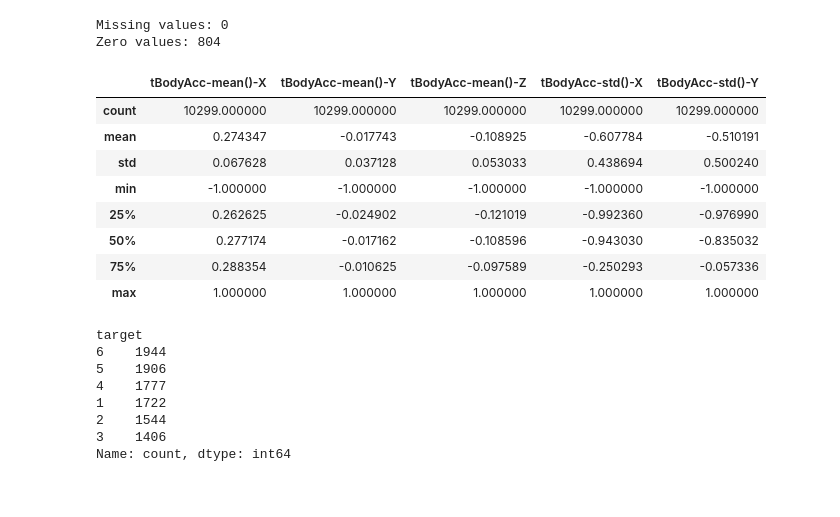
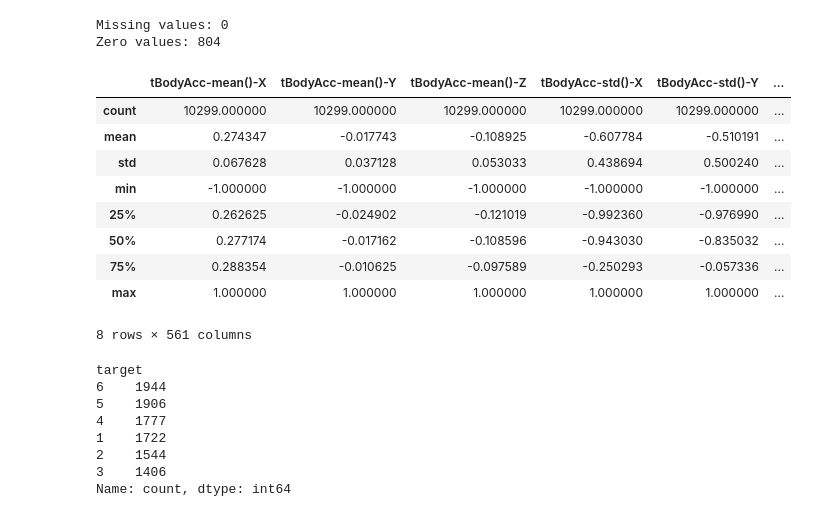
Before and after one commit to kkmm1234/UI_Project, a Jupyter notebook: UI_project_2025.ipynb, the cells around one changed output. Saved outputs shown, nothing was run; the diff lists cells and outputs as text; code cells hidden in the pictures.

```diff
--- a/UI_project_2025.ipynb
+++ b/UI_project_2025.ipynb
@@ -61,18 +61,19 @@ print(f'Zero values: {zero_values}')
 Missing values: 0
 Zero values: 804
 # %%
-#initial data exploration of first 5 features
-dataset.iloc[:, 0:5].describe()
+#initial data exploration of features
+dataset.iloc[:].describe()
 # %% [output]
-|  | tBodyAcc-mean()-X | tBodyAcc-mean()-Y | tBodyAcc-mean()-Z | tBodyAcc-std()-X | tBodyAcc-std()-Y |
-| count | 10299.000000 | 10299.000000 | 10299.000000 | 10299.000000 | 10299.000000 |
-| mean | 0.274347 | -0.017743 | -0.108925 | -0.607784 | -0.510191 |
-| std | 0.067628 | 0.037128 | 0.053033 | 0.438694 | 0.500240 |
-| min | -1.000000 | -1.000000 | -1.000000 | -1.000000 | -1.000000 |
-| 25% | 0.262625 | -0.024902 | -0.121019 | -0.992360 | -0.976990 |
-| 50% | 0.277174 | -0.017162 | -0.108596 | -0.943030 | -0.835032 |
-| 75% | 0.288354 | -0.010625 | -0.097589 | -0.250293 | -0.057336 |
-| max | 1.000000 | 1.000000 | 1.000000 | 1.000000 | 1.000000 |
+|  | tBodyAcc-mean()-X | tBodyAcc-mean()-Y | tBodyAcc-mean()-Z | tBodyAcc-std()-X | tBodyAcc-std()-Y | ... |
+| count | 10299.000000 | 10299.000000 | 10299.000000 | 10299.000000 | 10299.000000 | ... |
+| mean | 0.274347 | -0.017743 | -0.108925 | -0.607784 | -0.510191 | ... |
+| std | 0.067628 | 0.037128 | 0.053033 | 0.438694 | 0.500240 | ... |
+| min | -1.000000 | -1.000000 | -1.000000 | -1.000000 | -1.000000 | ... |
+| 25% | 0.262625 | -0.024902 | -0.121019 | -0.992360 | -0.976990 | ... |
+| 50% | 0.277174 | -0.017162 | -0.108596 | -0.943030 | -0.835032 | ... |
+| 75% | 0.288354 | -0.010625 | -0.097589 | -0.250293 | -0.057336 | ... |
+| max | 1.000000 | 1.000000 | 1.000000 | 1.000000 | 1.000000 | ... |
+8 rows × 561 columns
 # %%
 #data distribution
 class_distribution = targets['target'].value_counts()
```
